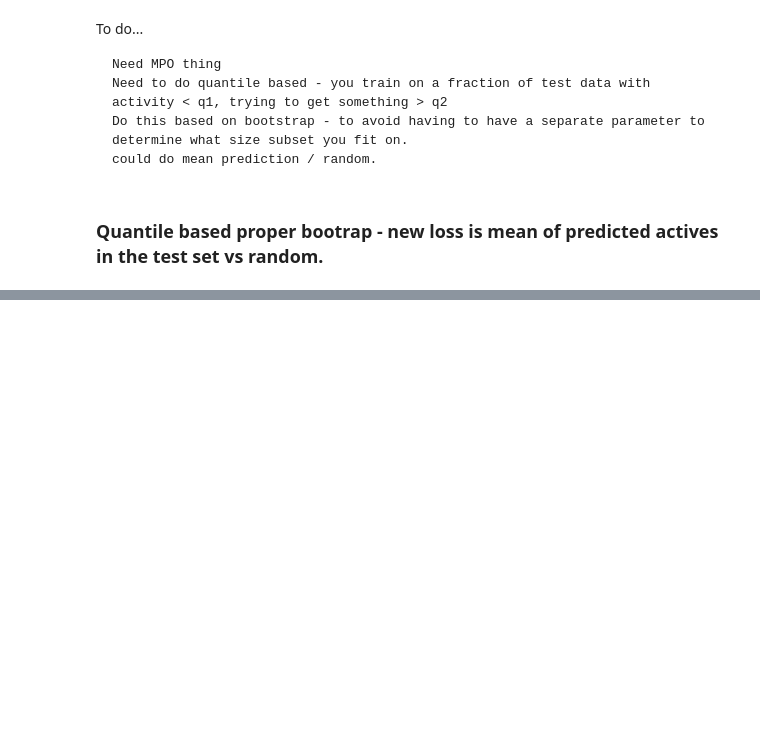
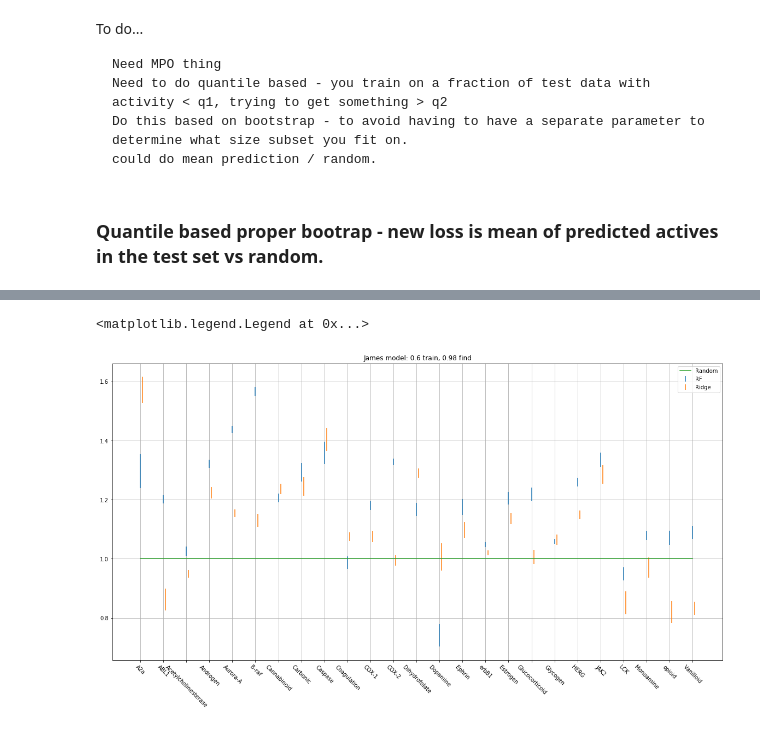
Before and after one commit to owatson/QuantileBootstrap, a Jupyter notebook: Paper2.ipynb, the cells around one changed output, grey strips where cells are left out. Drawn from its saved outputs; the diff is of its cells as text; code cells hidden in the pictures; blank space fills up the shorter version.

```diff
--- a/Paper2.ipynb
+++ b/Paper2.ipynb
@@ -690,0 +728,16 @@ runner()
+# %%
+rf = map(lambda x: fr[x + '_0.6_0.98']['rf']['mean'], targets)
+rfe = map(lambda x: fr[x + '_0.6_0.98']['rf']['stderr'], targets)
+rd = map(lambda x: fr[x + '_0.6_0.98']['ridge']['mean'], targets)
+rde = map(lambda x: fr[x + '_0.6_0.98']['ridge']['stderr'], targets)
+
+errorbar(np.arange(25), rf, rfe, label='RF', fmt='none')
+errorbar(np.arange(25)+0.1, rd, rde, label='Ridge', fmt='none')
+plot(np.arange(25), np.ones(25), label='Random')
+grid(True)
+title('James model: 0.6 train, 0.98 find')
+plt.xticks(np.arange(25), targets, rotation=-45)
+legend(loc='best')
+# %% [output]
+<matplotlib.legend.Legend at 0x...>
+[figure, added]
```
Also changed, not shown: parts of 14 cells of this notebook.
